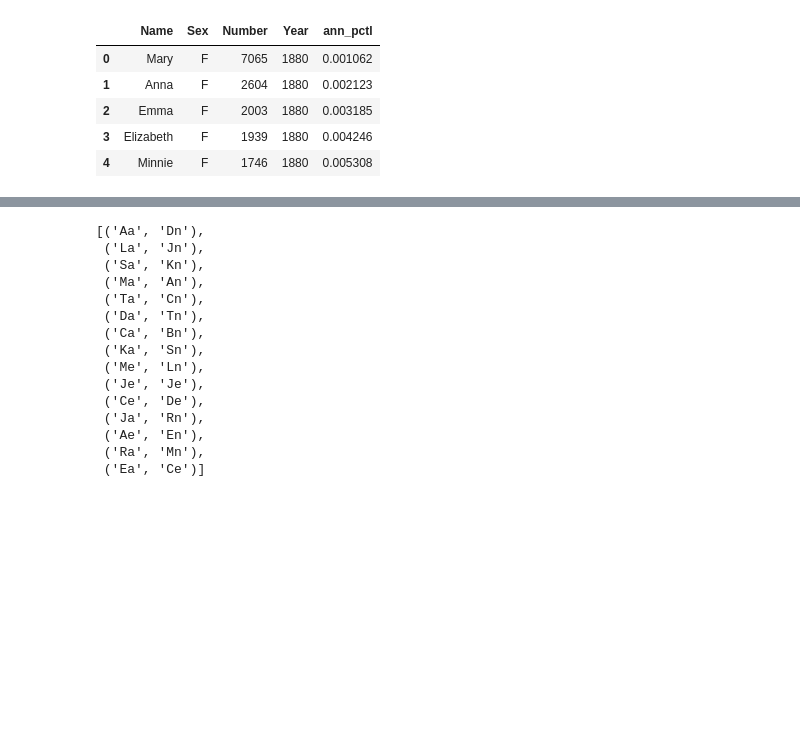
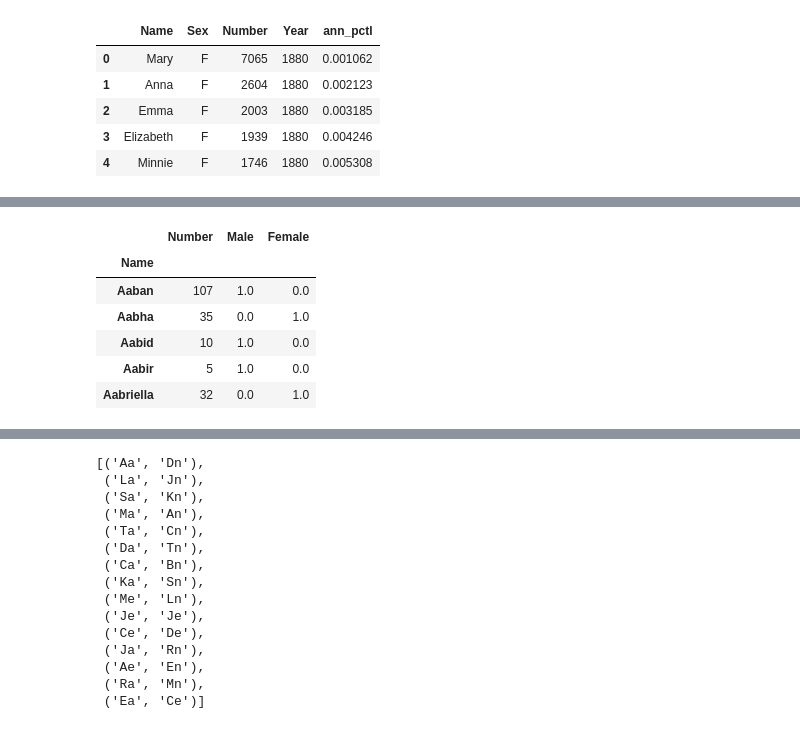
Before and after one commit to tjslezak/dignity-health-challenge, a Jupyter notebook: dh-challenge.ipynb, the cells around one changed output, grey strips where cells are left out. Saved outputs shown, nothing was run; the diff lists cells and outputs as text; code cells hidden in the pictures; blank space fills up the shorter version.

```diff
--- a/dh-challenge.ipynb
+++ b/dh-challenge.ipynb
@@ -296,0 +482,12 @@ m = df[df.Sex == 'M']
+# %%
+group['Male'] /= group.Number
+group['Female'] /= group.Number
+group.head()
+# %% [output]
+|  | Number | Male | Female |
+| Name |  |  |  |
+| Aaban | 107 | 1.0 | 0.0 |
+| Aabha | 35 | 0.0 | 1.0 |
+| Aabid | 10 | 1.0 | 0.0 |
+| Aabir | 5 | 1.0 | 0.0 |
+| Aabriella | 32 | 0.0 | 1.0 |
```
Also changed, not shown: parts of 60 cells of this notebook.
